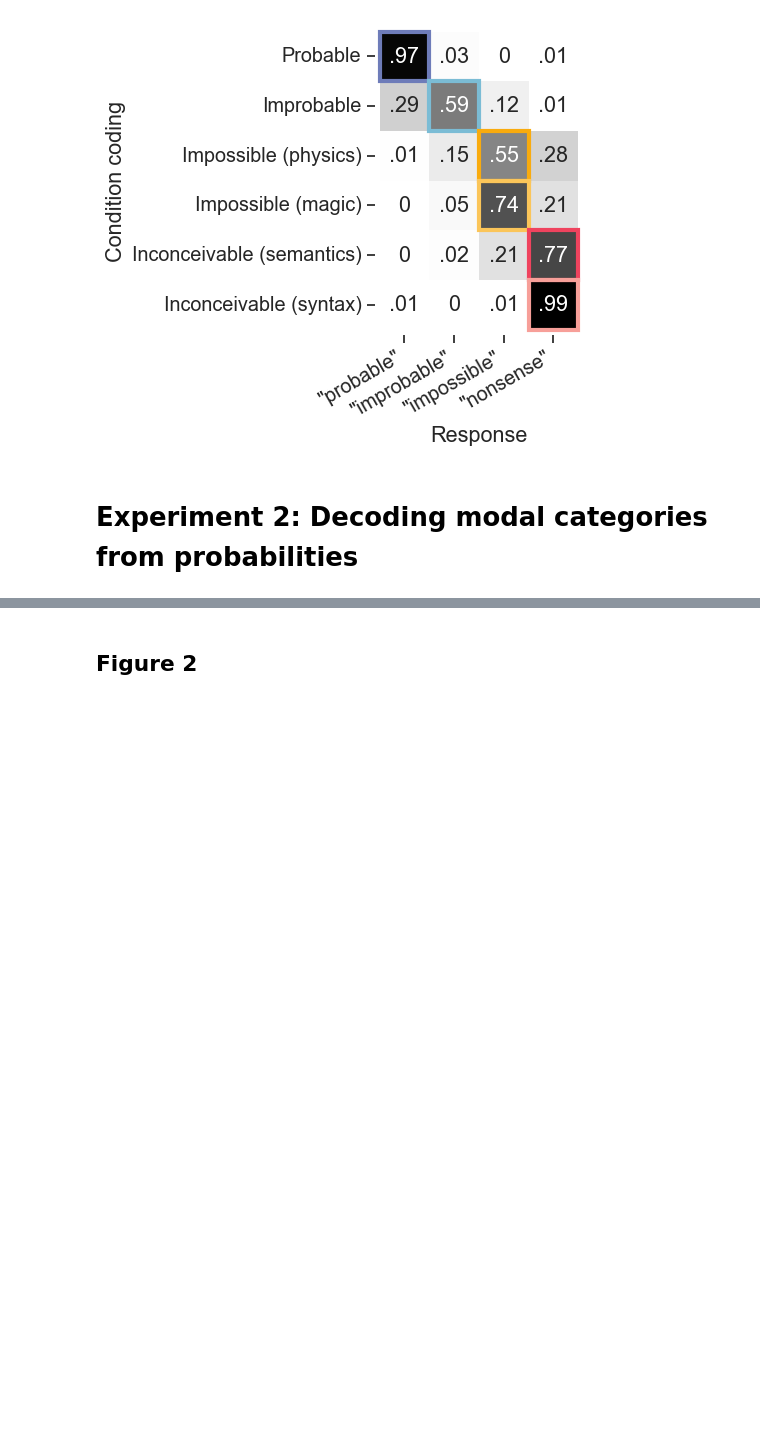
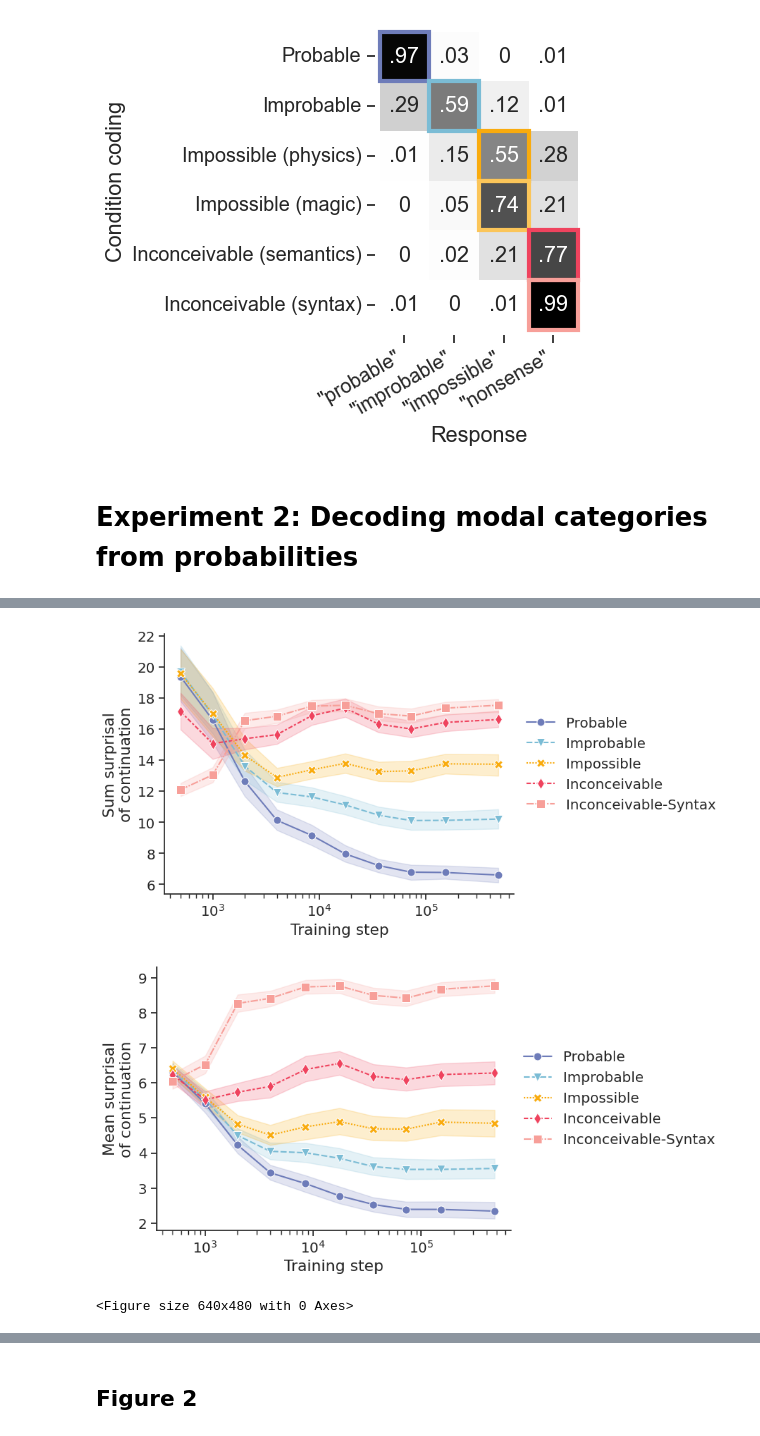
Before and after one commit to jennhu/shades-of-zero, a Jupyter notebook: analysis/figures.ipynb, the cells around one changed output, grey strips where cells are left out. Cells and saved outputs as stored; diff of their text form; code cells hidden in the pictures; blank space fills up the shorter version.

Commit message:
Add OLMo training time results

```diff
--- a/analysis/figures.ipynb
+++ b/analysis/figures.ipynb
@@ -244,0 +260,11 @@ for metric in ["sum", "mean"]:
+# %%
+olmo_files = [
+    f for f in listdir(SURPRISAL_DIR) if f.startswith("summary") and "olmo" in f
+]
+olmo_df = pd.concat([pd.read_csv(f"{SURPRISAL_DIR}/{f}") for f in olmo_files])
+olmo_df[["step", "tokens"]] = olmo_df.apply(
+    lambda row: get_steps_tokens(row.revision),
+    axis=1,
+    result_type="expand"
+)
+olmo_df.head()
@@ -245,3 +278,37 @@ for metric in ["sum", "mean"]:
+# %%
+def plot_surprisal_over_training_time(df, metric="sum"):
+    # Add surprisal metric.
+    df[f"continuation_{metric}_surprisal"] = -1 * df[f"continuation_{metric}_logprob"]
+    ax = sns.lineplot(
+        data=df,
+        x="step",
+        y=f"continuation_{metric}_surprisal",
+        hue="condition",
+        hue_order=CONDS,
+        palette=COND_PAL,
+        style="condition",
+        markers=["o", "v", "X", "d", "s"],
+        markersize=8
+    )
+    ax.set_xlabel("Training step")
+    ax.set_ylabel(f"{metric.capitalize()} surprisal\nof continuation")
+    ax.set_xscale("log")
+    handles, _ = ax.get_legend_handles_labels()
+    ax.legend(
+        handles=handles,
+        labels=[PRETTY_COND_MAP[c] for c in CONDS],
+        loc="center left", bbox_to_anchor=(1, 0.5), frameon=False
+    )
+    sns.despine()
+
+for metric in ["sum", "mean"]:
+    plot_surprisal_over_training_time(olmo_df, metric=metric)
+    plt.show()
+    plt.clf()
+# %% [output]
+[figure, added]
+[figure, added]
+<Figure size 640x480 with 0 Axes>
 # %%
 ngrams = pd.read_csv("../data/exp2_model_surprisal/ngram_freqs.csv")
 ngrams["log_joint_count"] = np.log(ngrams.joint_count)
```
Also changed, not shown: parts of 6 cells of this notebook, 24 other files.
